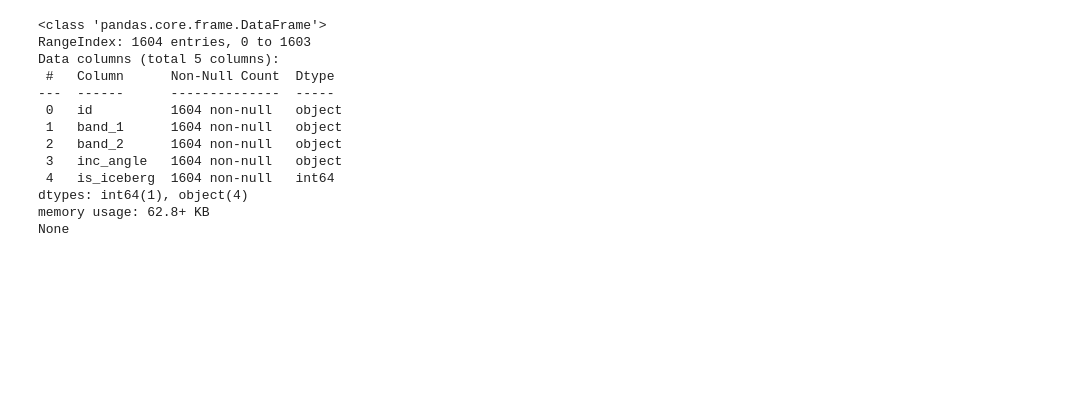
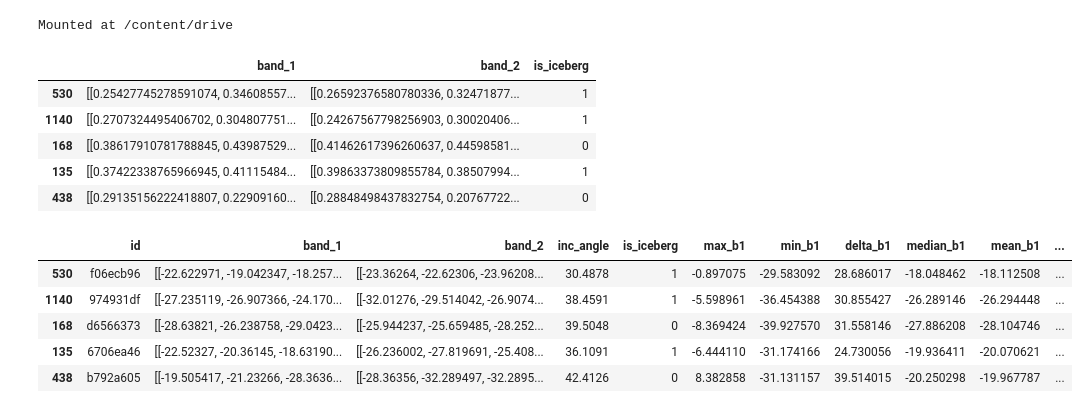
Before and after one commit to tboussaid/projet-i2e, a Jupyter notebook: deeplearning_explore.ipynb, the cells around one changed output. Drawn from its saved outputs; the diff is of its cells as text; code cells hidden in the pictures; blank space fills up the shorter version.

```diff
--- a/deeplearning_explore.ipynb
+++ b/deeplearning_explore.ipynb
@@ -87,19 +66,69 @@ Mounted at /content/drive
+# %%
+# Import Google Drive
+from google.colab import drive
+drive.mount('/content/drive')
+
+# returns JSON object as a dictionary
+f = open('/content/drive/MyDrive/Iceberg/train.json',) # The train.json file needs to be in an "Iceberg" directory
+
+# creating a dataframe
+df_raw = pd.DataFrame(json.load(f))
+
+# Train/test split
+df_full = df_raw.sample(frac = 0.8, random_state = 42)
+df_test = df_raw.drop(df_full.index)
+
+# Changing inc_angle from object to float64
+df_full.replace('na', np.NaN, inplace = True) # Replacing the 'na' text in inc_angle by NaN
+df_full['inc_angle'].astype('float', copy = False) # Casting inc_angle to float works with the NaN
+df_full[df_full.inc_angle.isna()] # 133 NaN
+
+# Adding more features to the initial dataset
+def add_features(data, label) :
+  data['max_b'+str(label)] = [np.max(np.array(matx)) for matx in data['band_'+str(label)]]
+  data['min_b'+str(label)] = [np.min(np.array(matx)) for matx in data['band_'+str(label)]]
+  data['delta_b'+str(label)] = [(np.max(np.array(matx))-np.min(np.array(matx))) for matx in data['band_'+str(label)]]
+  data['median_b'+str(label)] = [np.median(np.array(matx)) for matx in data['band_'+str(label)]]
+  data['mean_b'+str(label)] = [np.mean(np.array(matx)) for matx in data['band_'+str(label)]]
+  data['argmax_b'+str(label)] = [np.argmax(np.array(matx)) for matx in data['band_'+str(label)]]
+  data['argmin_b'+str(label)] = [np.argmin(np.array(matx)) for matx in data['band_'+str(label)]]
+  data['band_'+str(label)] = [np.array(matx).reshape(75,75) for matx in data['band_'+str(label)]]
+  return data
+
+df_full = add_features(df_full,1)
+df_full = add_features(df_full,2)
+
+df_full['delta_max'] = df_full[['delta_b1','delta_b2']].apply(np.max,axis=1)
+
+# Creating the two weighted bands
+df_full["band_2ab"] = (2*(np.array(df_full["band_1"])-np.array(df_full["min_b1"]))+(1*np.array(df_full["band_2"]-np.array(df_full["min_b2"]))))/(3*np.array(df_full["delta_max"]))
+df_full["band_a2b"] = (1*(np.array(df_full["band_1"])-np.array(df_full["min_b1"]))+(2*np.array(df_full["band_2"]-np.array(df_full["min_b2"]))))/(3*np.array(df_full["delta_max"]))
+
+# Creating the final dataframe
+df = pd.DataFrame()
+df['band_1'] = df_full["band_2ab"]
+df['band_2'] = df_full["band_a2b"]
+df['is_iceberg'] = df_full['is_iceberg']
+# %% [output]
+Mounted at /content/drive
 # %%
 # Visualising info
-print(df_raw.info())
+df.head()
 # %% [output]
-<class 'pandas.core.frame.DataFrame'>
-RangeIndex: 1604 entries, 0 to 1603
-Data columns (total 5 columns):
- #   Column      Non-Null Count  Dtype
----  ------      --------------  -----
- 0   id          1604 non-null   object
- 1   band_1      1604 non-null   object
- 2   band_2      1604 non-null   object
- 3   inc_angle   1604 non-null   object
- 4   is_iceberg  1604 non-null   int64
-dtypes: int64(1), object(4)
-memory usage: 62.8+ KB
-None
+|  | band_1 | band_2 | is_iceberg |
+| 530 | [[0.25427745278591074, 0.34608557... | [[0.26592376580780336, 0.32471877... | 1 |
+| 1140 | [[0.2707324495406702, 0.304807751... | [[0.24267567798256903, 0.30020406... | 1 |
+| 168 | [[0.38617910781788845, 0.43987529... | [[0.41462617396260637, 0.44598581... | 0 |
+| 135 | [[0.37422338765966945, 0.41115484... | [[0.39863373809855784, 0.38507994... | 1 |
+| 438 | [[0.29135156222418807, 0.22909160... | [[0.28848498437832754, 0.20767722... | 0 |
+# %%
+df_full.head()
+# %% [output]
+|  | id | band_1 | band_2 | inc_angle | is_iceberg | max_b1 | min_b1 | delta_b1 | median_b1 | mean_b1 | ... |
+| 530 | f06ecb96 | [[-22.622971, -19.042347, -18.257... | [[-23.36264, -22.62306, -23.96208... | 30.4878 | 1 | -0.897075 | -29.583092 | 28.686017 | -18.048462 | -18.112508 | ... |
+| 1140 | 974931df | [[-27.235119, -26.907366, -24.170... | [[-32.01276, -29.514042, -26.9074... | 38.4591 | 1 | -5.598961 | -36.454388 | 30.855427 | -26.289146 | -26.294448 | ... |
+| 168 | d6566373 | [[-28.63821, -26.238758, -29.0423... | [[-25.944237, -25.659485, -28.252... | 39.5048 | 0 | -8.369424 | -39.927570 | 31.558146 | -27.886208 | -28.104746 | ... |
+| 135 | 6706ea46 | [[-22.52327, -20.36145, -18.63190... | [[-26.236002, -27.819691, -25.408... | 36.1091 | 1 | -6.444110 | -31.174166 | 24.730056 | -19.936411 | -20.070621 | ... |
+| 438 | b792a605 | [[-19.505417, -21.23266, -28.3636... | [[-28.36356, -32.289497, -32.2895... | 42.4126 | 0 | 8.382858 | -31.131157 | 39.514015 | -20.250298 | -19.967787 | ... |
 # %%
 # Train/test split for the whole project as we don't have a test dataset
```
Also changed, not shown: parts of 21 cells of this notebook, 1 other file.
